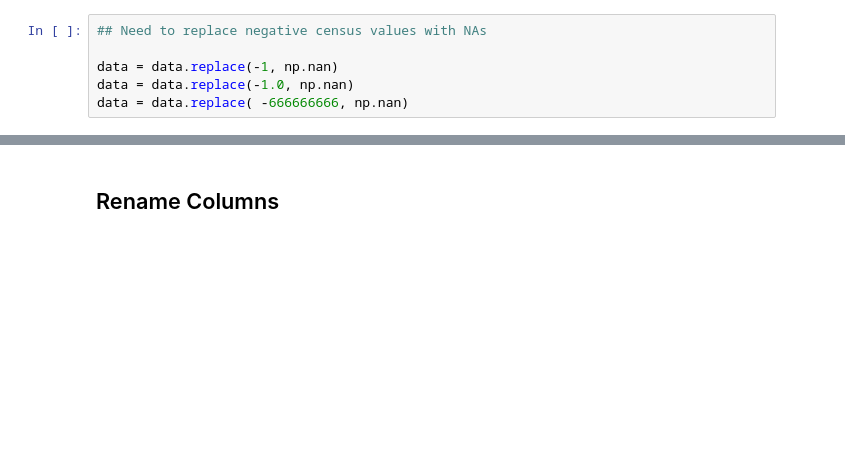
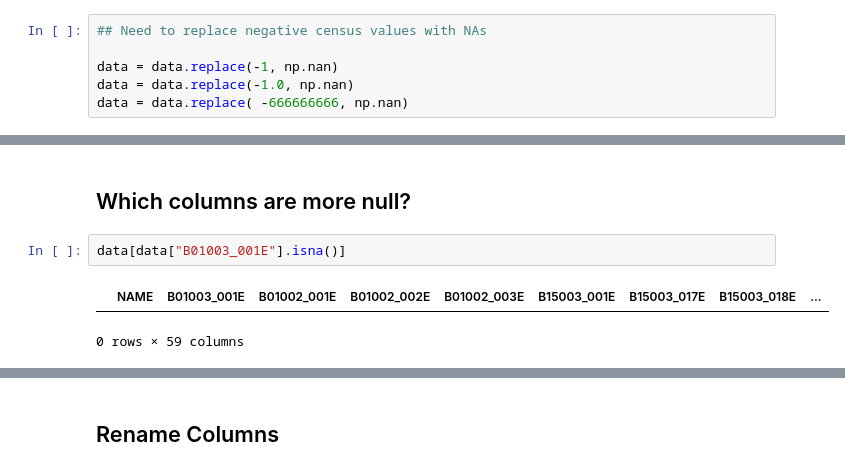
Before and after one commit to jcweaver/broadband-capstone, a Jupyter notebook: notebooks/census_data_cleaning.ipynb, the cells around one changed output, grey strips where cells are left out. Saved outputs shown, nothing was run; the diff lists cells and outputs as text; blank space fills up the shorter version.

```diff
--- a/notebooks/census_data_cleaning.ipynb
+++ b/notebooks/census_data_cleaning.ipynb
@@ -34,0 +57,7 @@ data = data.replace( -666666666, np.nan)
+# %% [markdown]
+## Which columns are more null?
+# %%
+data[data["B01003_001E"].isna()]
+# %% [output]
+|  | NAME | B01003_001E | B01002_001E | B01002_002E | B01002_003E | B15003_001E | B15003_017E | B15003_018E | ... |
+0 rows × 59 columns
```
Also changed, not shown: parts of 7 cells of this notebook, 6 other files.
